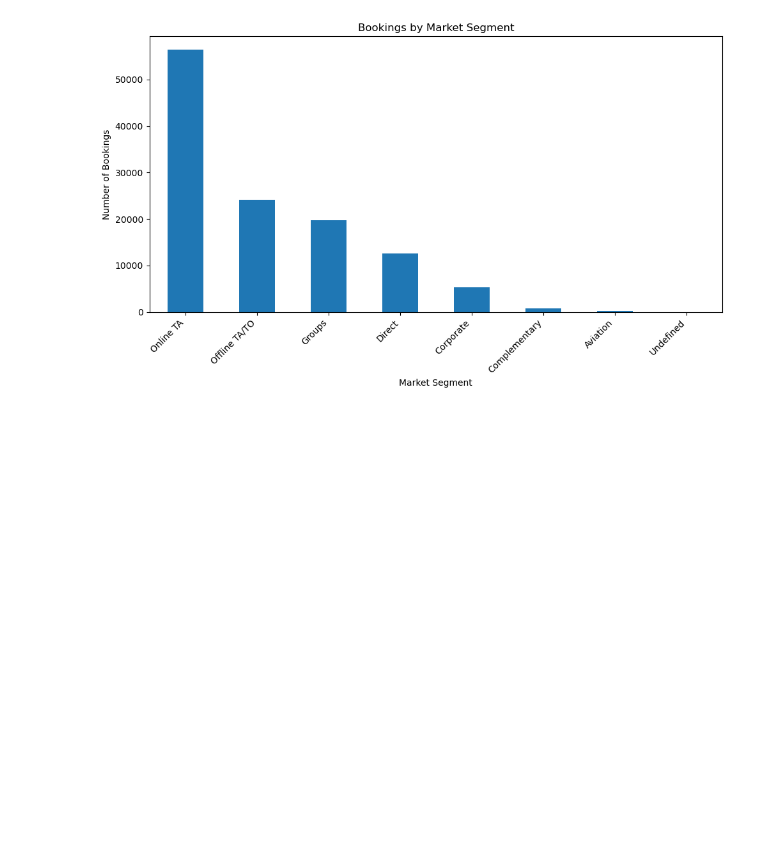
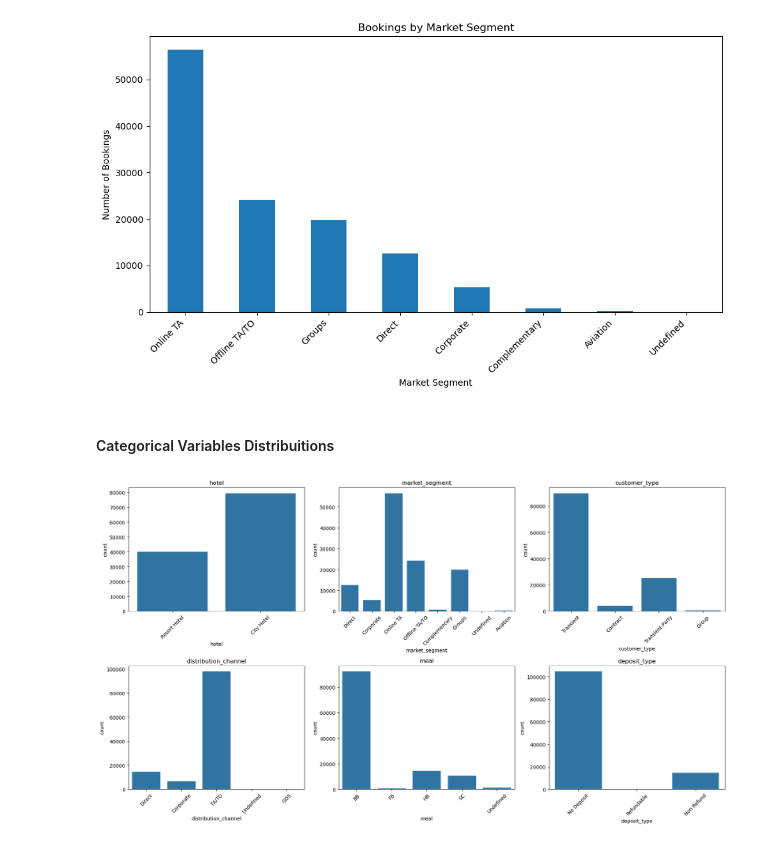
Before and after one commit to alexandreffs/UnsupervisedLearningProj, a Jupyter notebook: project.ipynb, the cells around one changed output. Drawn from its saved outputs; the diff is of its cells as text; code cells hidden in the pictures; blank space fills up the shorter version.

Commit message:
EDA, data preprocessing and feature engineering

```diff
--- a/project.ipynb
+++ b/project.ipynb
@@ -91,3 +111,26 @@ plt.tight_layout()
 plt.show()
 # %% [output]
 [figure]
+# %% [markdown]
+#### Categorical Variables Distribuitions
+# %%
+categorical_cols = [
+    "hotel",
+    "market_segment",
+    "customer_type",
+    "distribution_channel",
+    "meal",
+    "deposit_type"
+]
+
+fig, axes = plt.subplots(2, 3, figsize=(18,10))
+
+for col, ax in zip(categorical_cols, axes.flatten()):
+    sns.countplot(data=df, x=col, ax=ax)
+    ax.set_title(col)
+    ax.tick_params(axis='x', rotation=45)
+
+plt.tight_layout()
+plt.show()
+# %% [output]
+[figure, added]
```
Also changed, not shown: parts of 26 cells of this notebook.
